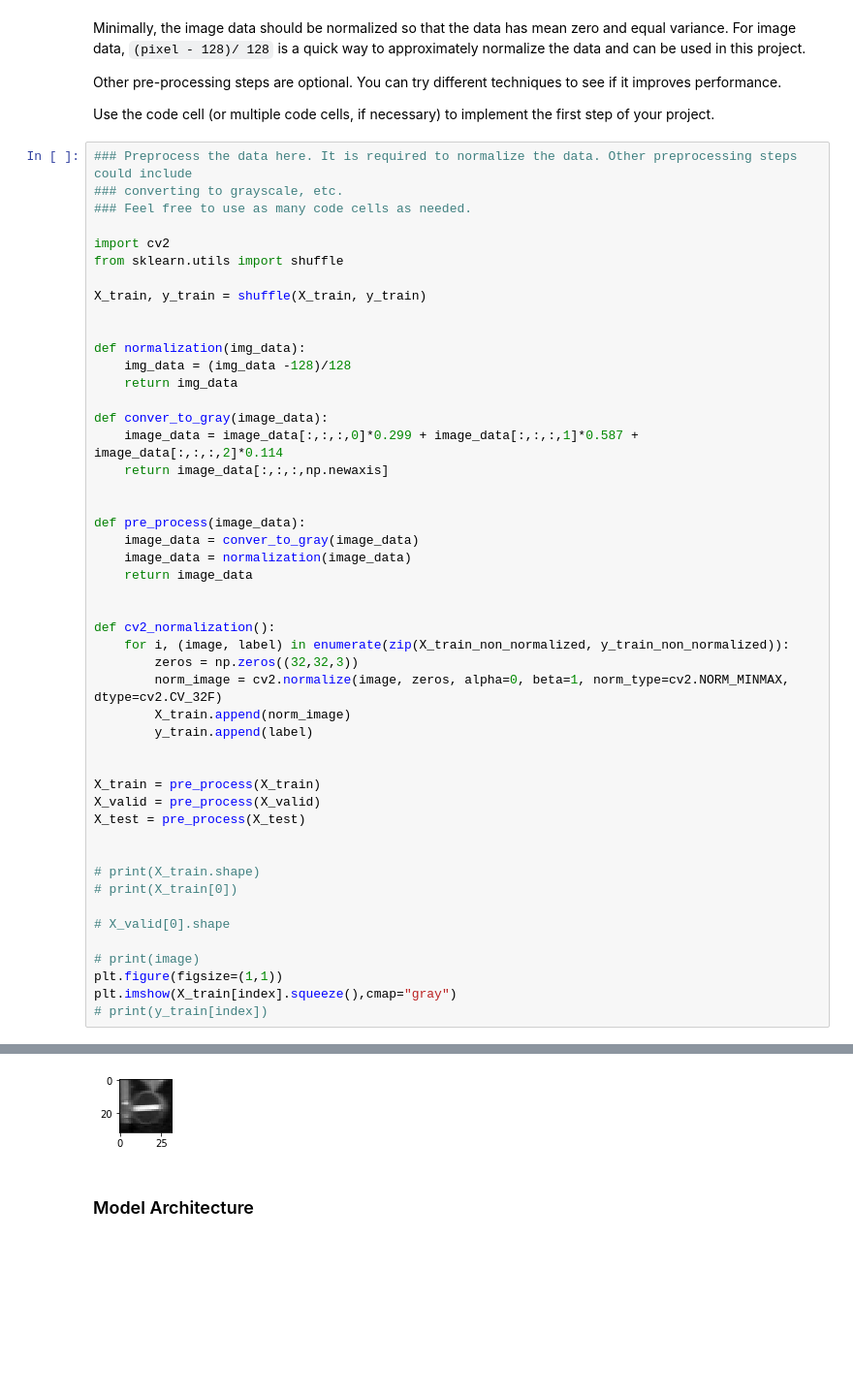
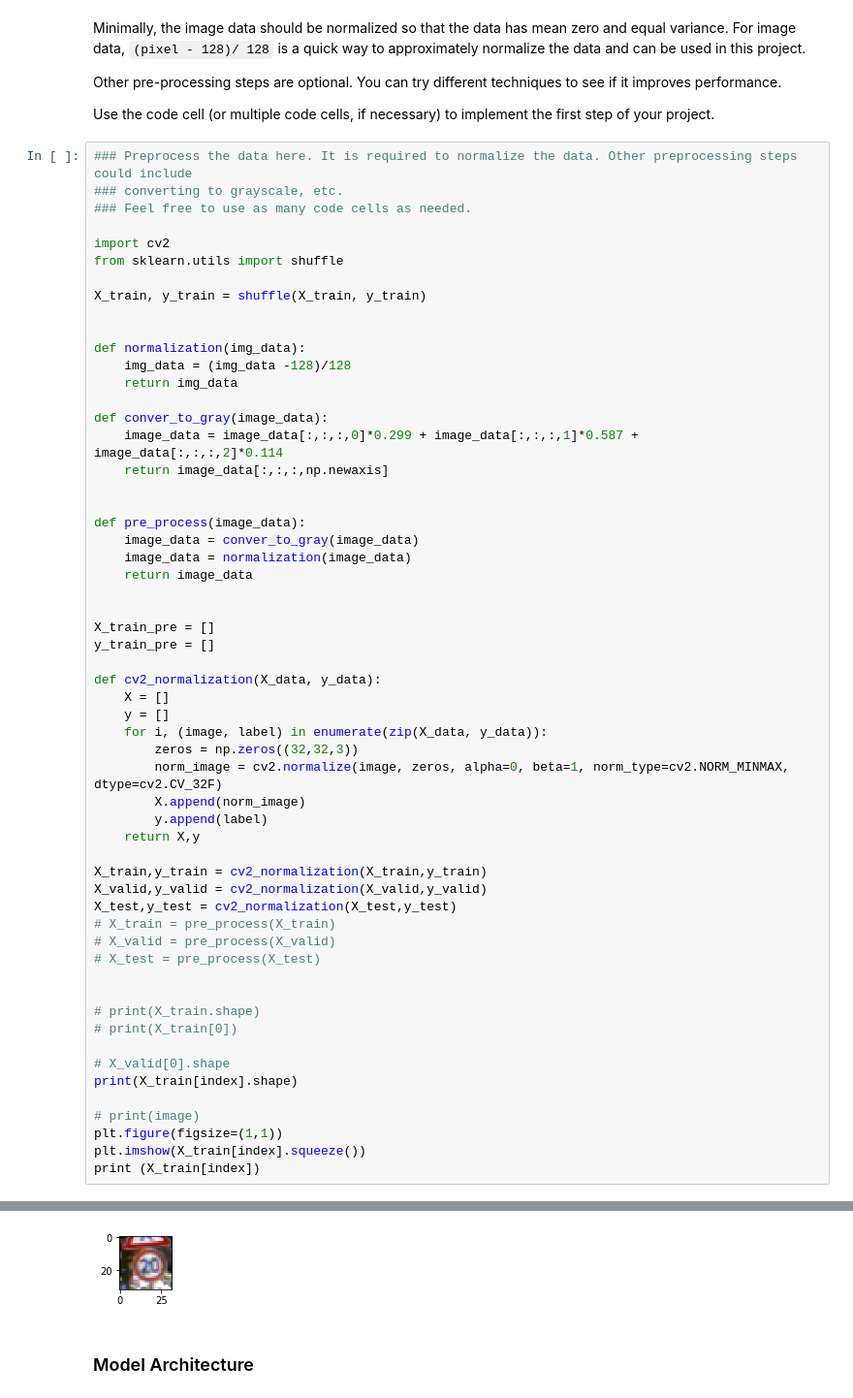
Before and after one commit to yuan-ji/CarND-Traffic-Sign-Classifier-Project, a Jupyter notebook: Traffic_Sign_Classifier.ipynb, the cells around one changed output, grey strips where cells are left out. Shown at 97% size. Cells and saved outputs as stored; diff of their text form; blank space fills up the shorter version.

Commit message:
trying cv2 norm

```diff
--- a/Traffic_Sign_Classifier.ipynb
+++ b/Traffic_Sign_Classifier.ipynb
@@ -173,26 +173,35 @@ def pre_process(image_data):
     return image_data
 
 
-def cv2_normalization():
-    for i, (image, label) in enumerate(zip(X_train_non_normalized, y_train_non_normalized)):
+X_train_pre = []
+y_train_pre = []
+
+def cv2_normalization(X_data, y_data):
+    X = []
+    y = []
+    for i, (image, label) in enumerate(zip(X_data, y_data)):
         zeros = np.zeros((32,32,3))
         norm_image = cv2.normalize(image, zeros, alpha=0, beta=1, norm_type=cv2.NORM_MINMAX, dtype=cv2.CV_32F)
-        X_train.append(norm_image)
-        y_train.append(label)
+        X.append(norm_image)
+        y.append(label)
+    return X,y
 
-
-X_train = pre_process(X_train)
-X_valid = pre_process(X_valid)
-X_test = pre_process(X_test)
+X_train,y_train = cv2_normalization(X_train,y_train)
+X_valid,y_valid = cv2_normalization(X_valid,y_valid)
+X_test,y_test = cv2_normalization(X_test,y_test)
+# X_train = pre_process(X_train)
+# X_valid = pre_process(X_valid)
+# X_test = pre_process(X_test)
 
 
 # print(X_train.shape)
 # print(X_train[0])
 
 # X_valid[0].shape
+print(X_train[index].shape)
 
 # print(image)
 plt.figure(figsize=(1,1))
-plt.imshow(X_train[index].squeeze(),cmap="gray")
-# print(y_train[index])
+plt.imshow(X_train[index].squeeze())
+print (X_train[index])
 # %% [output]
@@ -200,4 +225,4 @@ plt.imshow(X_train[index].squeeze(),cmap="gray")
-[figure, old version]
+[figure, new version]
 # %% [markdown]
 ### Model Architecture
 # %%
```
Also changed, not shown: parts of 5 cells of this notebook.
